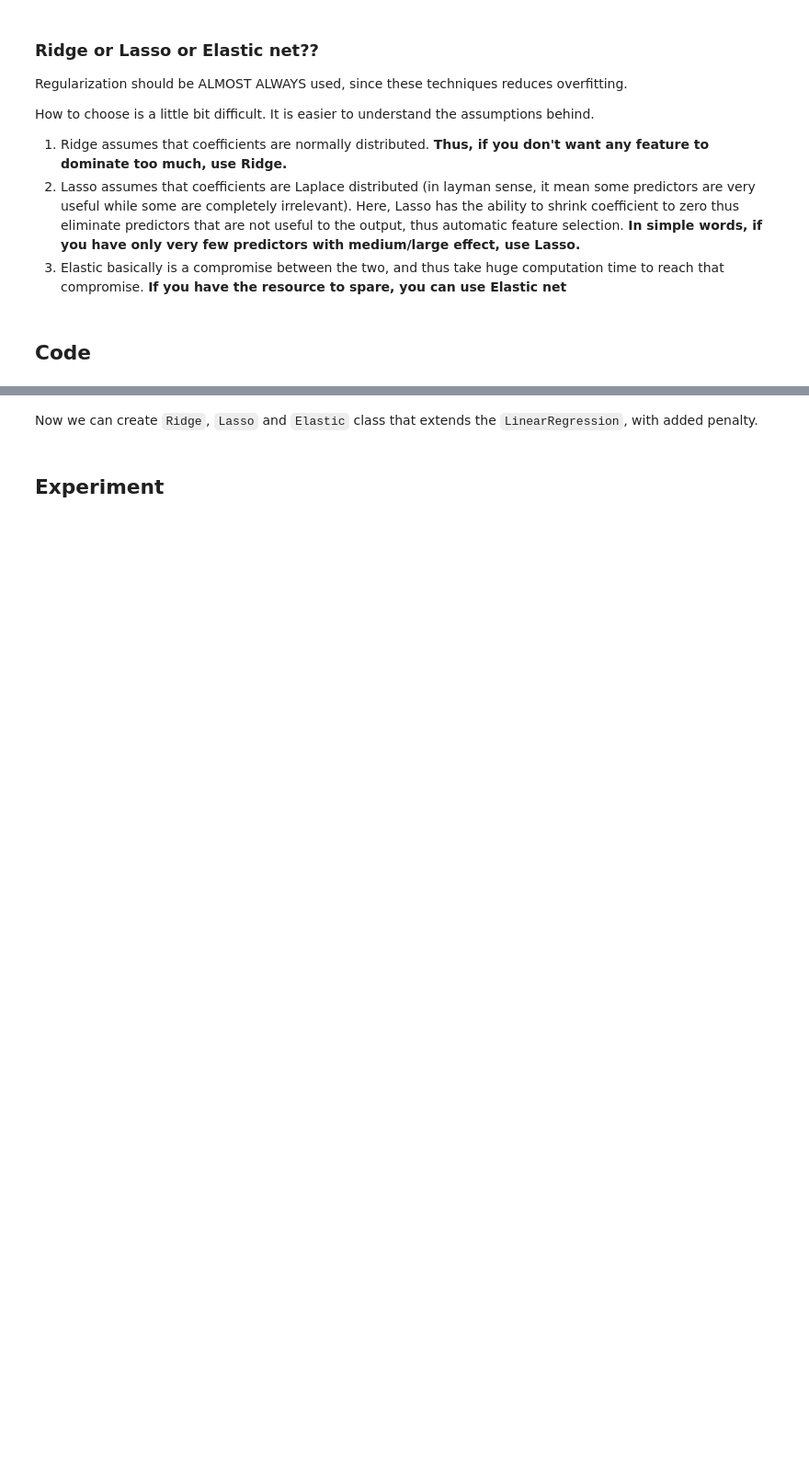
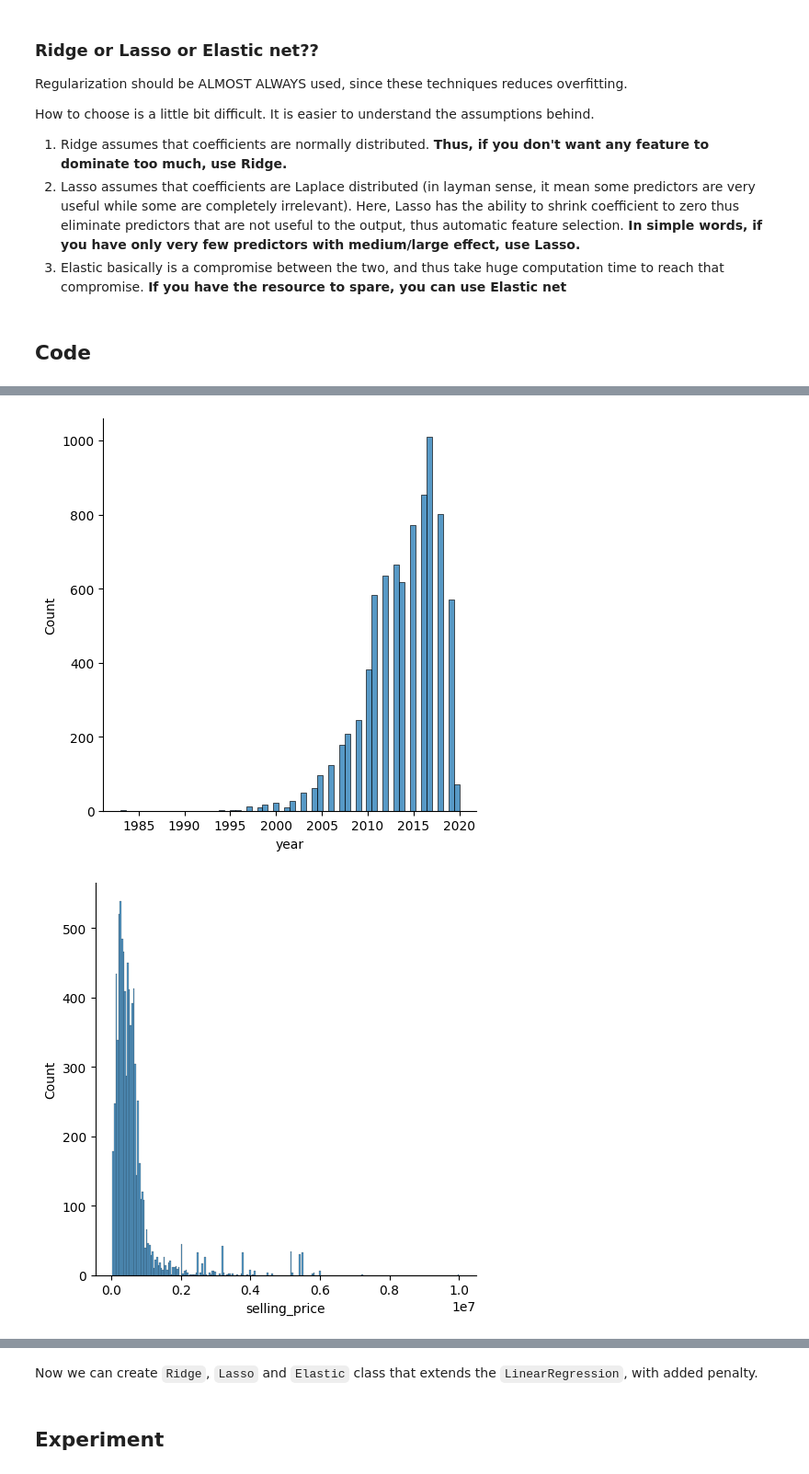
Before and after one commit to sushmi/classroom, a Jupyter notebook: notebooks/03 - Regularization.ipynb, the cells around one changed output, grey strips where cells are left out. Shown at 92% size. Cells and saved outputs as stored; diff of their text form; code cells hidden in the pictures; blank space fills up the shorter version.

```diff
--- a/notebooks/03 - Regularization.ipynb
+++ b/notebooks/03 - Regularization.ipynb
@@ -188,0 +166,20 @@ class LinearRegression(object):
+# %%
+# Since 'brand' has multiple value and to prevent the ordinality that comes with it, one-hot encoding is applied to it
+brand_ohe = OneHotEncoder(drop='first').fit(df[['brand']])
+df = one_hot_transform(brand_ohe, df, 'brand')
+# %%
+from sklearn.preprocessing import LabelEncoder
+
+# Initializing the LabelEncoder
+label_encoder_fuel = LabelEncoder()
+label_encoder_transmission = LabelEncoder()
+label_encoder_seller_type = LabelEncoder()
+
+# Fitting and transforming the the required column
+df['fuel'] = label_encoder_fuel.fit_transform(df['fuel'])
+df['transmission'] = label_encoder_transmission.fit_transform(df['transmission'])
+df['seller_type'] = label_encoder_seller_type.fit_transform(df['seller_type'])
+# %%
+# Dropping thr column index
+df.drop(columns='index', inplace=True)
+df
@@ -188,0 +200,12 @@ class LinearRegression(object):
+# %%
+# Excluding one-hot encoded columns
+selected_cols = ['year', 'selling_price', 'km_driven', 'fuel', 'transmission', 'owner', 'mileage', 'engine', 'max_power', 'seats']
+dfcopy = df.copy()
+dfcopy = df[selected_cols]
+# %%
+# Using the distribution plot to get the count of all the numeric features except selling_price
+for col in dfcopy.columns:
+    sns.displot(dfcopy, x=df[col])
+# %% [output]
+[figure, added]
+[figure, added]
```
Also changed, not shown: parts of 39 cells of this notebook, 4 other files.
